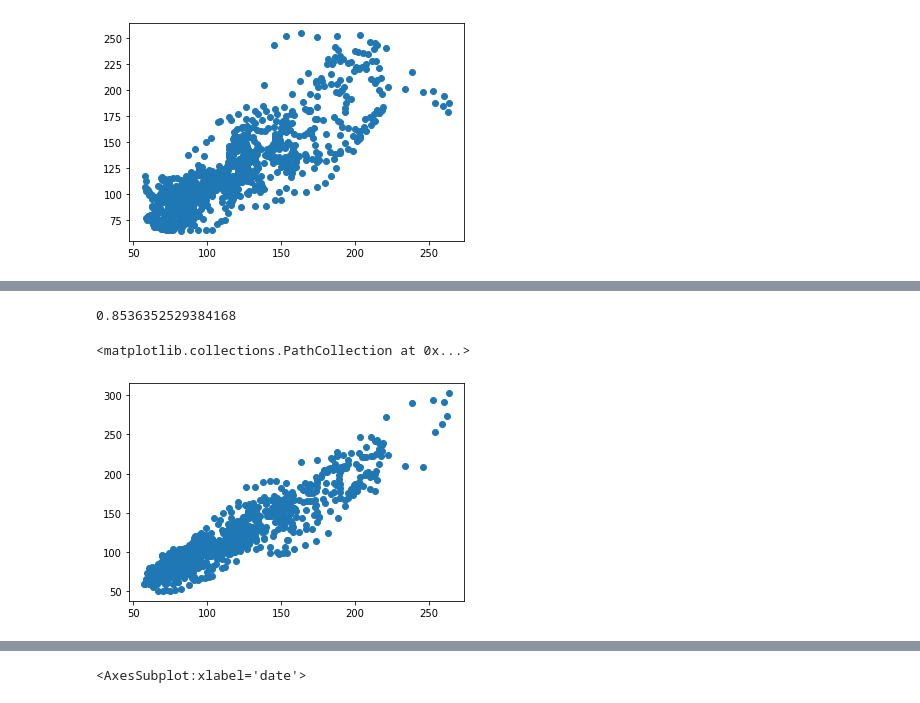
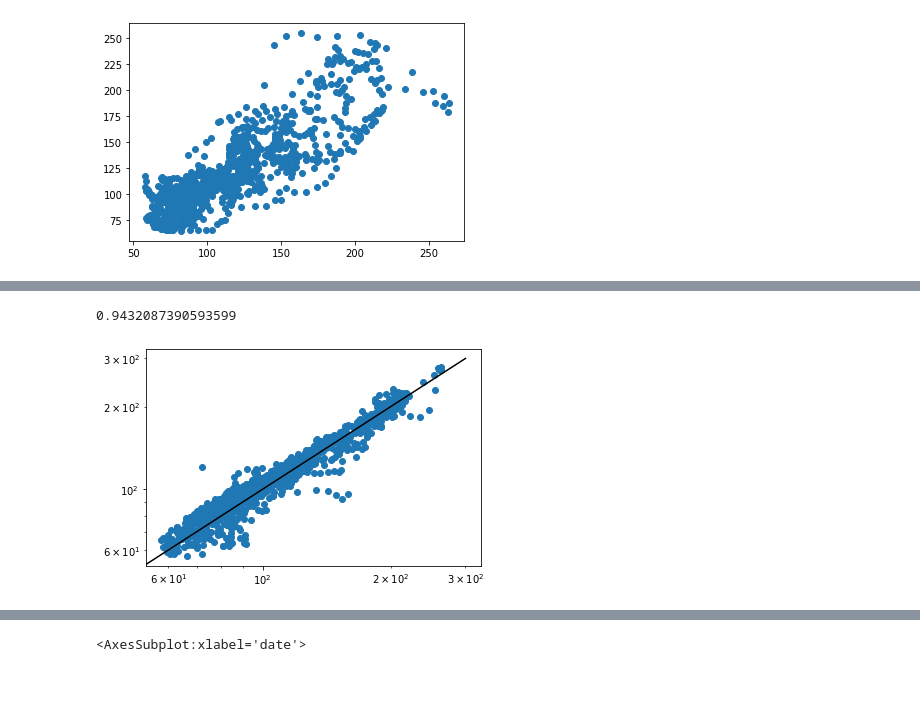
Before and after one commit to SjoerdGn/str-flow-pred-and-control, a Jupyter notebook: data_exploration/exporations_Murray_bb.ipynb, the cells around one changed output, grey strips where cells are left out. Cells and saved outputs as stored; diff of their text form; code cells hidden in the pictures.

```diff
--- a/data_exploration/exporations_Murray_bb.ipynb
+++ b/data_exploration/exporations_Murray_bb.ipynb
@@ -270,11 +263,17 @@ plt.scatter(y_valid, y_pred)
 # %%
-from sklearn.ensemble import GradientBoostingRegressor
-reg = GradientBoostingRegressor().fit(X_train, y_train)
+from sklearn.neural_network import MLPRegressor
+reg = MLPRegressor(random_state=1, max_iter=1000,
+    solver='adam', # adam
+    alpha=0.001,
+    learning_rate='adaptive',
+    hidden_layer_sizes=100, activation='logistic').fit(X_train, y_train)
 print(reg.score(X_valid, y_valid))
 y_pred = reg.predict(X_valid)
 
 plt.scatter(y_valid, y_pred)
+plt.plot([0,300],[0,300], 'k')
+plt.yscale('log')
+plt.xscale('log')
 # %% [output]
-0.8536352529384168
+0.9432087390593599
-<matplotlib.collections.PathCollection at 0x...>
-[figure, old version]
+[figure, new version]
```
Also changed, not shown: parts of 20 cells of this notebook.
